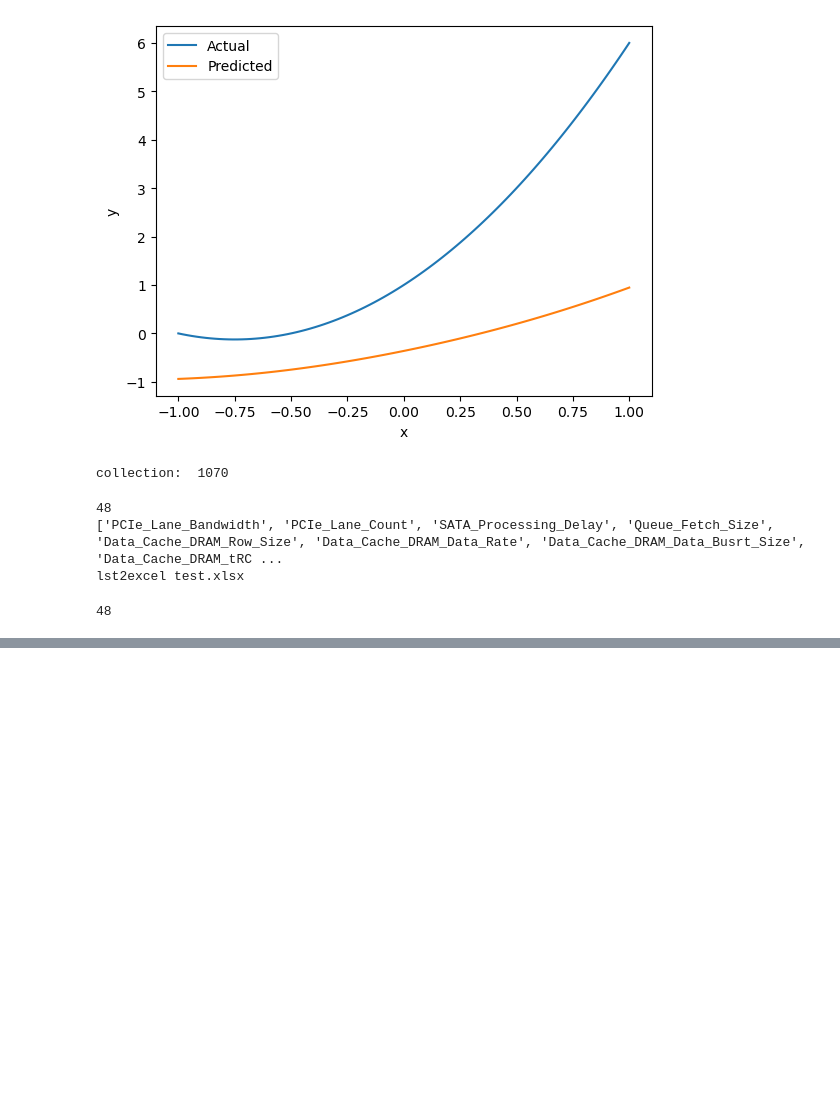
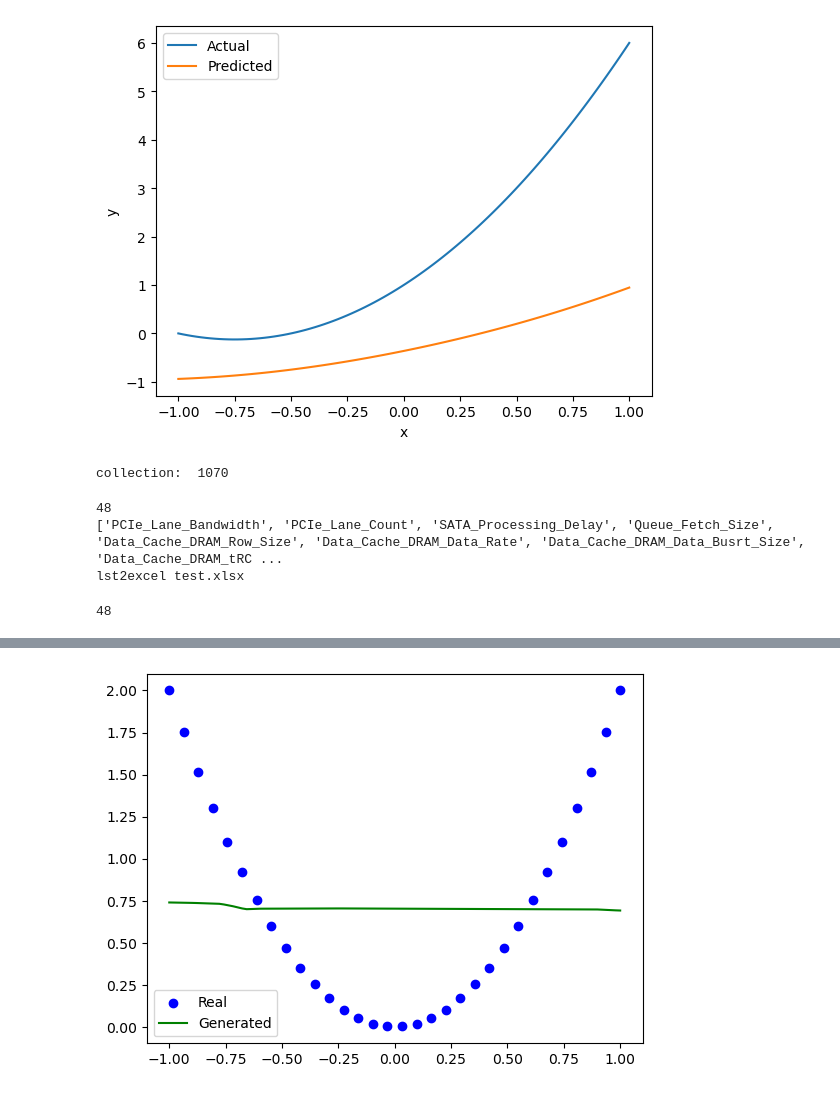
Before and after one commit to houchuanhao/MQSim, a Jupyter notebook: script/test.ipynb, the cells around one changed output, grey strips where cells are left out. Cells and saved outputs as stored; diff of their text form; code cells hidden in the pictures; blank space fills up the shorter version.

```diff
--- a/script/test.ipynb
+++ b/script/test.ipynb
@@ -179,0 +374,75 @@ print(len(keys))
+# %%
+import torch
+import torch.nn as nn
+import torch.optim as optim
+import numpy as np
+import matplotlib.pyplot as plt
+
+# 生成抛物线样本
+def generate_samples(n):
+    x = np.linspace(-1, 1, n)
+    y = 2 * x**2
+    return x, y
+
+# 定义生成器网络
+class Generator(nn.Module):
+    def __init__(self):
+        super(Generator, self).__init__()
+        self.model = nn.Sequential(
+            nn.Linear(1, 10),
+            nn.ReLU(),
+            nn.Linear(10, 10),
+            nn.ReLU(),
+            nn.Linear(10, 1)
+        )
+
+    def forward(self, x):
+        return self.model(x)
+
+# 初始化生成器
+generator = Generator()
+
+# 定义损失函数和优化器
+criterion = nn.MSELoss()
+generator_optimizer = optim.Adam(generator.parameters(), lr=0.001)
+
+# 设置训练参数
+epochs = 2000
+batch_size = 32
+
+# 训练生成器模型
+for epoch in range(epochs):
+    # 生成样本
+    x_real, y_real = generate_samples(batch_size)
+    x_real = torch.from_numpy(x_real).float().view(-1, 1)
+    y_real = torch.from_numpy(y_real).float().view(-1, 1)
+
+    # 训练生成器
+    generator_optimizer.zero_grad()
+
+    # 生成器生成样本
+    x_fake = torch.randn(batch_size, 1)
+    y_fake = generator(x_fake)
+
+    # 计算生成器损失
+    generator_loss = criterion(y_fake, y_real)
+
+    # 反向传播和优化
+    generator_loss.backward()
+    generator_optimizer.step()
+
+    # 打印损失
+    if epoch % 100 == 0:
+        print(f"Epoch {epoch}/{epochs}, Generator Loss: {generator_loss.item()}")
+
+# 生成拟合抛物线的样本
+x_generated = np.linspace(-1, 1, 100)
+x_generated_tensor = torch.from_numpy(x_generated).float().view(-1, 1)
+y_generated = generator(x_generated_tensor).detach().numpy()
+
+# 绘制结果
+plt.scatter(x_real.numpy(), y_real.numpy(), c='b', label='Real')
+plt.plot(x_generated, y_generated, c='g', label='Generated')
+plt.legend()
+plt.show()
+# %% [output]
@@ -179,0 +469 @@ print(len(keys))
+[figure, added]
```
Also changed, not shown: parts of 7 cells of this notebook, 10 other files.
